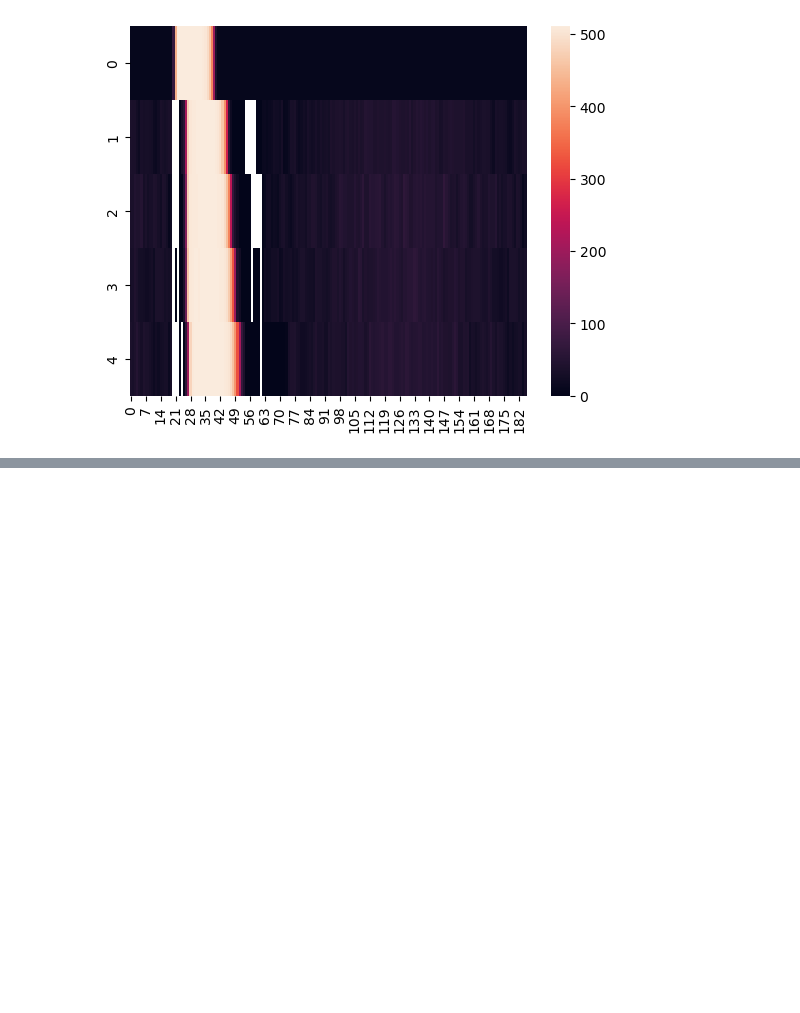
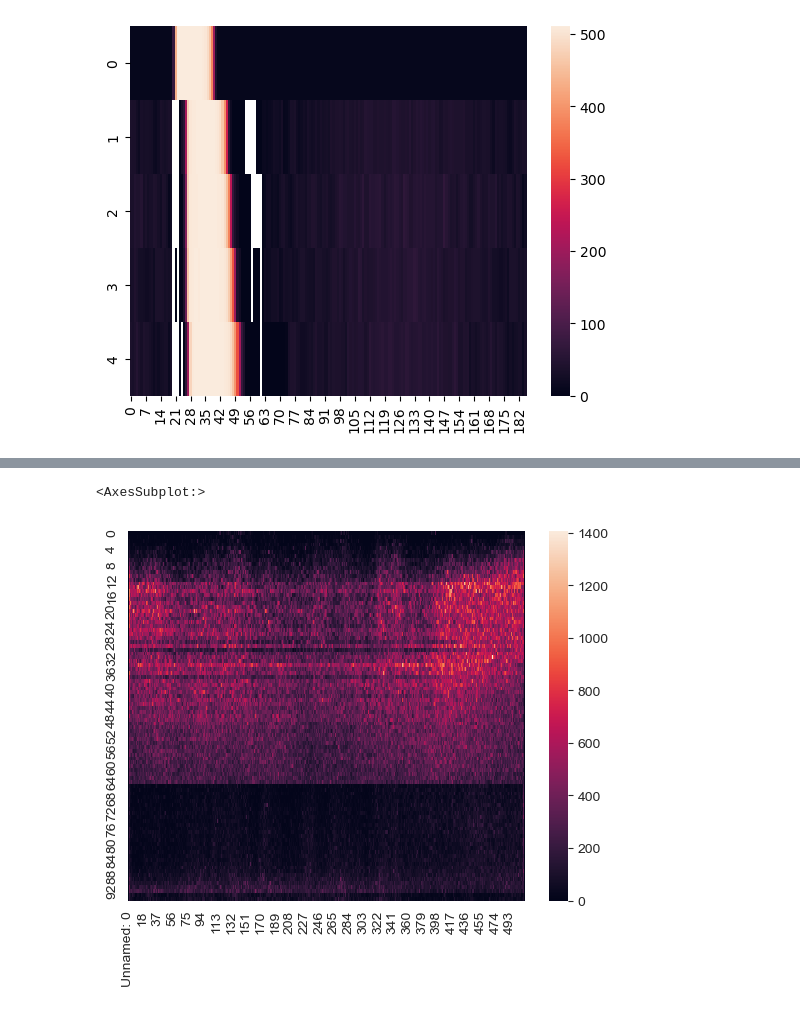
Before and after one commit to amityu/gel_sheets, a Jupyter notebook: exploration.ipynb, the cells around one changed output, grey strips where cells are left out. Saved outputs shown, nothing was run; the diff lists cells and outputs as text; code cells hidden in the pictures; blank space fills up the shorter version.

Commit message:
also curvature

```diff
--- a/exploration.ipynb
+++ b/exploration.ipynb
@@ -474,0 +486,8 @@ sns.heatmap(height)
+# %%
+df = pd.read_csv(MOVIE_PATH + 'curvature.csv')
+
+data = df.drop(['order'],axis=1)
+sns.heatmap(data)
+# %% [output]
+<AxesSubplot:>
+[figure, added]
```
Also changed, not shown: parts of 7 cells of this notebook, 2 other files.
